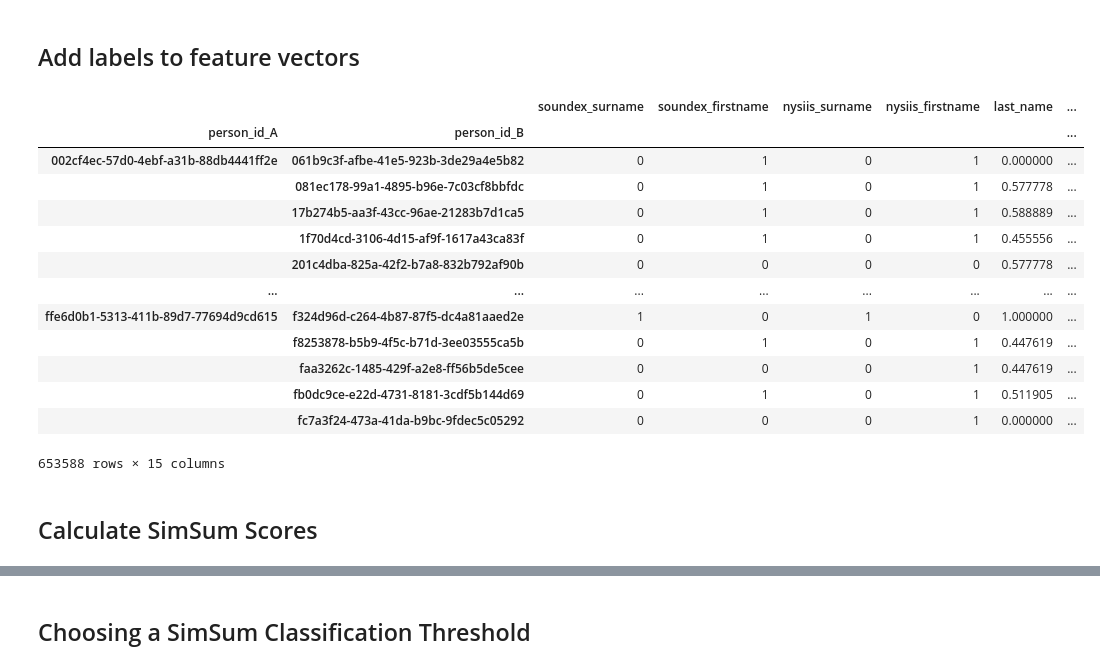
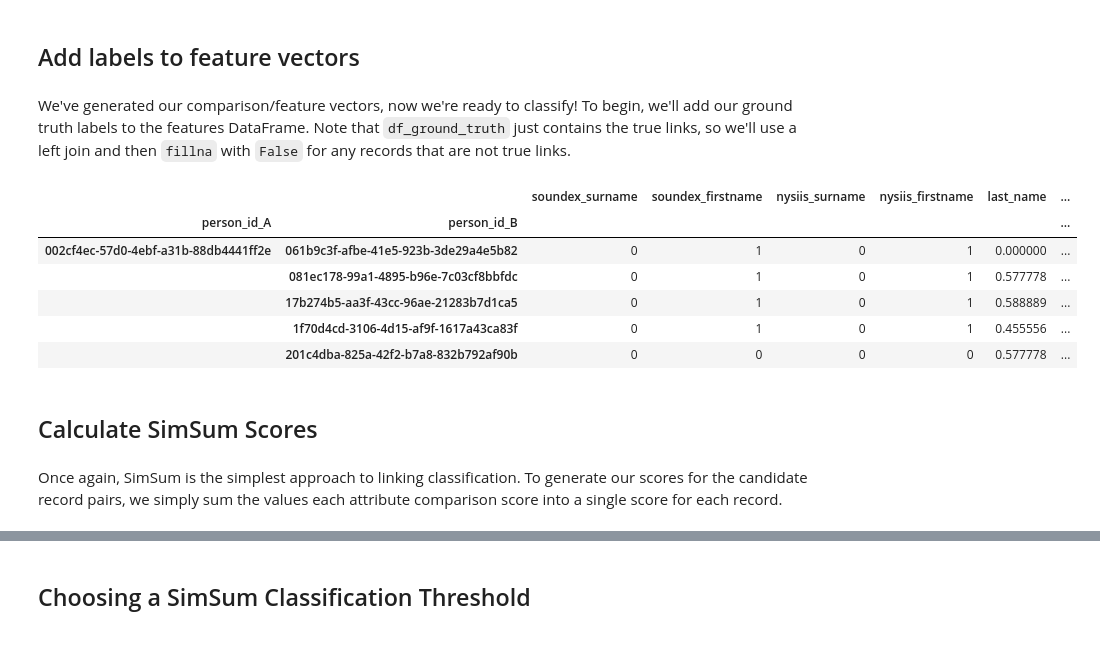
Before and after one commit to rachhouse/intro-to-data-linking, a Jupyter notebook: tutorial_notebooks/01_Link_FEBRL_Data_with_SimSum_Classification.ipynb, the cells around one changed output, grey strips where cells are left out. Cells and saved outputs as stored; diff of their text form; code cells hidden in the pictures.

```diff
--- a/tutorial_notebooks/01_Link_FEBRL_Data_with_SimSum_Classification.ipynb
+++ b/tutorial_notebooks/01_Link_FEBRL_Data_with_SimSum_Classification.ipynb
@@ -165,10 +291,7 @@ indexer.add(rl.index.Block("nysiis_firstname"))
 indexer.add(rl.index.Block("ssid_last3"))
 indexer.add(rl.index.Block("date_of_birth"))
 
-candidate_links = indexer.index(df_A, df_B)
-blocked_pairs = candidate_links.shape[0]
+candidate_pairs = indexer.index(df_A, df_B)
 
-search_space_reduction = round((1 - (blocked_pairs/full_blocker_pairs)) * 100, 2)
-
-print(f"{blocked_pairs:,} pairs after blocking: {search_space_reduction}% search space reduction.")
+_, _ = evaluate_blocking(max_candidate_record_pairs, candidate_pairs, df_ground_truth)
 # %% [output]
@@ -205,5 +333,5 @@ comparer.add(rl.compare.Date("dob", "dob", label="date_of_birth"))
 comparer.add(rl.compare.String("phone_number", "phone_number", method="damerau_levenshtein", label="phone_number"))
 comparer.add(rl.compare.String("soc_sec_id", "soc_sec_id", method="damerau_levenshtein", label="ssn"))
 
-features = comparer.compute(candidate_links, df_A, df_B)
+features = comparer.compute(candidate_pairs, df_A, df_B)
 # %% [output]
@@ -249,32 +381,29 @@ ssn                  0.000000
 Name: (002cf4ec-57d0-4ebf-a31b-88db4441ff2e, 061b9c3f-afbe-41e5-923b-3de29a4e5b82), dtype: float64
 # %% [markdown]
 ## Add labels to feature vectors
+# %% [markdown]
+We've generated our comparison/feature vectors, now we're ready to classify! To begin, we'll add our ground truth labels to the features DataFrame. Note that `df_ground_truth` just contains the true links, so we'll use a left join and then `fillna` with `False` for any records that are not true links.
 # %%
 df_labeled_features = pd.merge(
     features,
     df_ground_truth,
     on=["person_id_A", "person_id_B"],
     how="left"
 )
 
 df_labeled_features["ground_truth"].fillna(False, inplace=True)
-df_labeled_features
+df_labeled_features.head()
 # %% [output]
 |  |  | soundex_surname | soundex_firstname | nysiis_surname | nysiis_firstname | last_name | ... |
 | person_id_A | person_id_B |  |  |  |  |  | ... |
 | 002cf4ec-57d0-4ebf-a31b-88db4441ff2e | 061b9c3f-afbe-41e5-923b-3de29a4e5b82 | 0 | 1 | 0 | 1 | 0.000000 | ... |
 |  | 081ec178-99a1-4895-b96e-7c03cf8bbfdc | 0 | 1 | 0 | 1 | 0.577778 | ... |
 |  | 17b274b5-aa3f-43cc-96ae-21283b7d1ca5 | 0 | 1 | 0 | 1 | 0.588889 | ... |
 |  | 1f70d4cd-3106-4d15-af9f-1617a43ca83f | 0 | 1 | 0 | 1 | 0.455556 | ... |
 |  | 201c4dba-825a-42f2-b7a8-832b792af90b | 0 | 0 | 0 | 0 | 0.577778 | ... |
-| ... | ... | ... | ... | ... | ... | ... | ... |
-| ffe6d0b1-5313-411b-89d7-77694d9cd615 | f324d96d-c264-4b87-87f5-dc4a81aaed2e | 1 | 0 | 1 | 0 | 1.000000 | ... |
-|  | f8253878-b5b9-4f5c-b71d-3ee03555ca5b | 0 | 1 | 0 | 1 | 0.447619 | ... |
-|  | faa3262c-1485-429f-a2e8-ff56b5de5cee | 0 | 0 | 0 | 1 | 0.447619 | ... |
-|  | fb0dc9ce-e22d-4731-8181-3cdf5b144d69 | 0 | 1 | 0 | 1 | 0.511905 | ... |
-|  | fc7a3f24-473a-41da-b9bc-9fdec5c05292 | 0 | 0 | 0 | 1 | 0.000000 | ... |
-653588 rows × 15 columns
 # %% [markdown]
 ## Calculate SimSum Scores
+# %% [markdown]
+Once again, SimSum is the simplest approach to linking classification. To generate our scores for the candidate record pairs, we simply sum the values each attribute comparison score into a single score for each record.
 # %%
 df_labeled_features["simsum"] = df_labeled_features.drop("ground_truth", axis=1).sum(axis=1)
```
Also changed, not shown: parts of 41 cells of this notebook, 3 other files.
